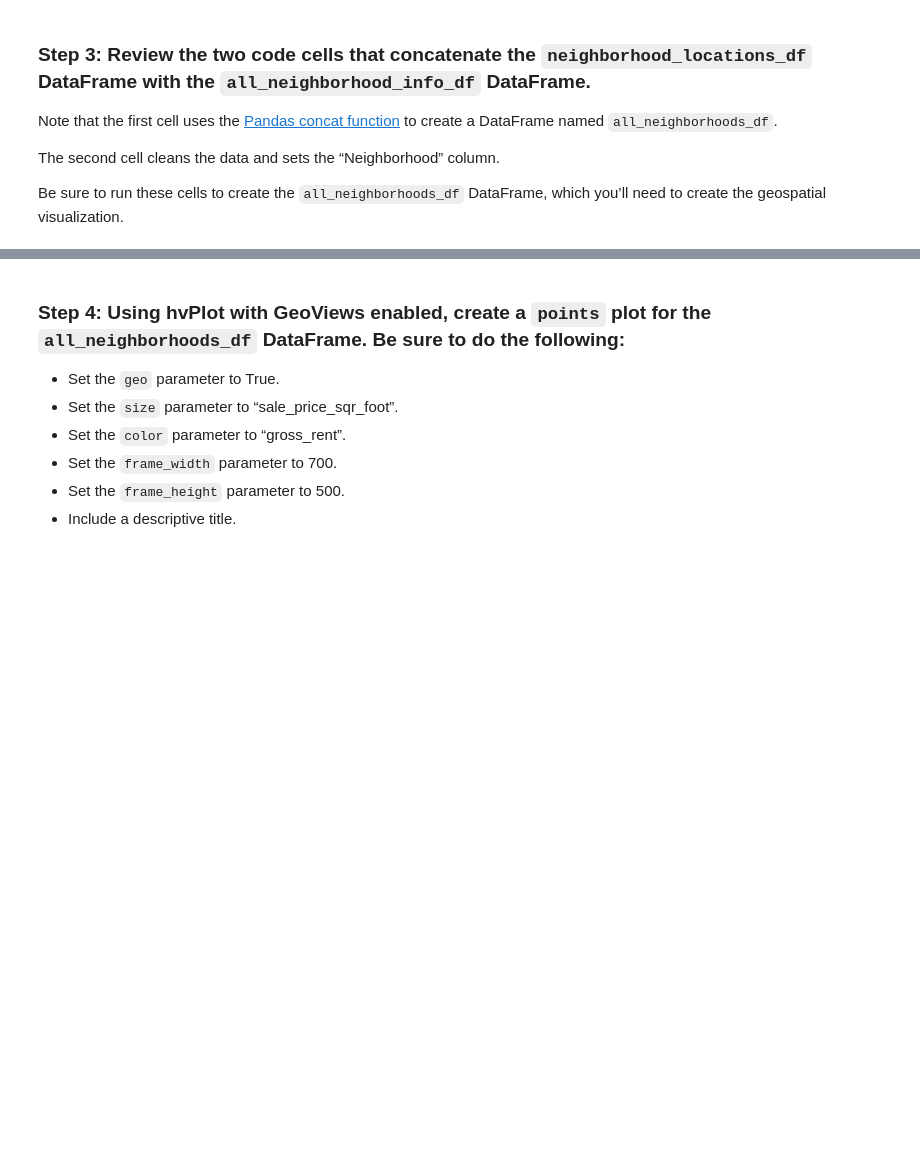
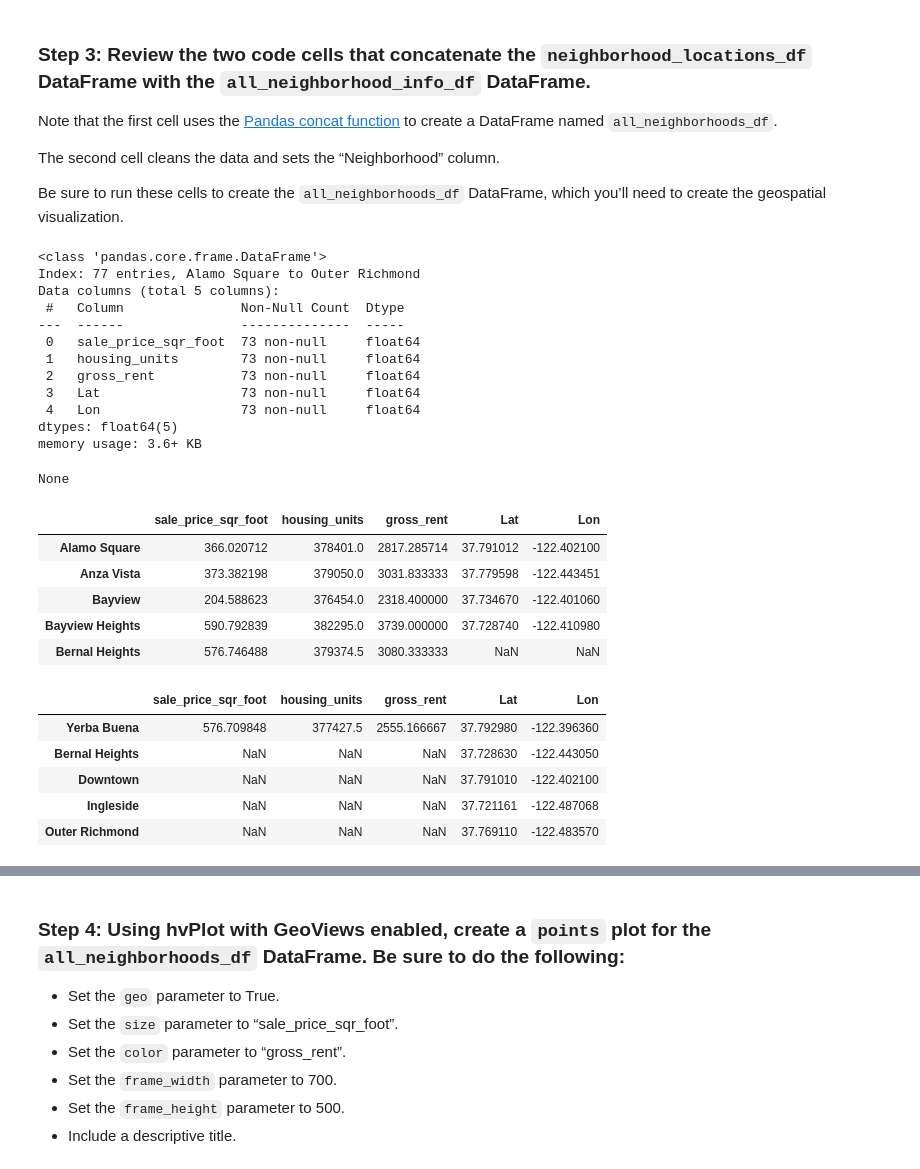
Before and after one commit to boz-tcm/pyviz-challenge, a Jupyter notebook: san_francisco_housing.ipynb, the cells around one changed output, grey strips where cells are left out. Cells and saved outputs as stored; diff of their text form; code cells hidden in the pictures; blank space fills up the shorter version.

```diff
--- a/san_francisco_housing.ipynb
+++ b/san_francisco_housing.ipynb
@@ -485,18 +529,46 @@ The second cell cleans the data and sets the “Neighborhood” column.
 
 Be sure to run these cells to create the `all_neighborhoods_df` DataFrame, which you’ll need to create the geospatial visualization.
 # %%
-# Using the Pandas `concat` function, join the
+# Using the Pandas `concat` function, join the\
 # neighborhood_locations_df and the all_neighborhood_info_df DataFrame
 # The axis of the concatenation is "columns".
-# The concat function will automatially combine columns with
+# The concat function will automatically combine columns with\
 # identical information, while keeping the additional columns.
+# The default concat join type is 'outer' and will bring in all columns around the axis column from both dataframes.
 all_neighborhoods_df = pd.concat(
-    [neighborhood_locations_df, all_neighborhood_info_df],
-    axis="columns",
+    [all_neighborhood_info_df,neighborhood_locations_df],
+    axis='columns',
     sort=False
 )
 
 # Review the resulting DataFrame
+display(all_neighborhoods_df.info())
 display(all_neighborhoods_df.head())
 display(all_neighborhoods_df.tail())
+# %% [output]
+<class 'pandas.core.frame.DataFrame'>
+Index: 77 entries, Alamo Square to Outer Richmond
+Data columns (total 5 columns):
+ #   Column               Non-Null Count  Dtype
+---  ------               --------------  -----
+ 0   sale_price_sqr_foot  73 non-null     float64
+ 1   housing_units        73 non-null     float64
+ 2   gross_rent           73 non-null     float64
+ 3   Lat                  73 non-null     float64
+ 4   Lon                  73 non-null     float64
+dtypes: float64(5)
+memory usage: 3.6+ KB
+None
+|  | sale_price_sqr_foot | housing_units | gross_rent | Lat | Lon |
+| Alamo Square | 366.020712 | 378401.0 | 2817.285714 | 37.791012 | -122.402100 |
+| Anza Vista | 373.382198 | 379050.0 | 3031.833333 | 37.779598 | -122.443451 |
+| Bayview | 204.588623 | 376454.0 | 2318.400000 | 37.734670 | -122.401060 |
+| Bayview Heights | 590.792839 | 382295.0 | 3739.000000 | 37.728740 | -122.410980 |
+| Bernal Heights | 576.746488 | 379374.5 | 3080.333333 | NaN | NaN |
+|  | sale_price_sqr_foot | housing_units | gross_rent | Lat | Lon |
+| Yerba Buena | 576.709848 | 377427.5 | 2555.166667 | 37.792980 | -122.396360 |
+| Bernal Heights | NaN | NaN | NaN | 37.728630 | -122.443050 |
+| Downtown | NaN | NaN | NaN | 37.791010 | -122.402100 |
+| Ingleside | NaN | NaN | NaN | 37.721161 | -122.487068 |
+| Outer Richmond | NaN | NaN | NaN | 37.769110 | -122.483570 |
 # %%
```
Also changed, not shown: parts of 11 cells of this notebook, 2 other files.
